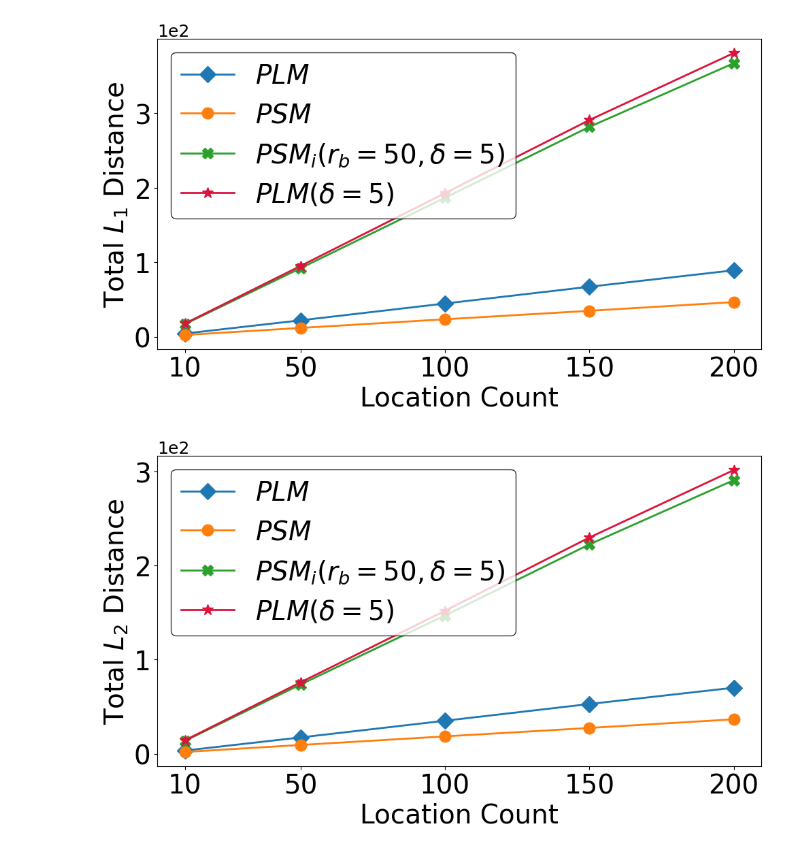
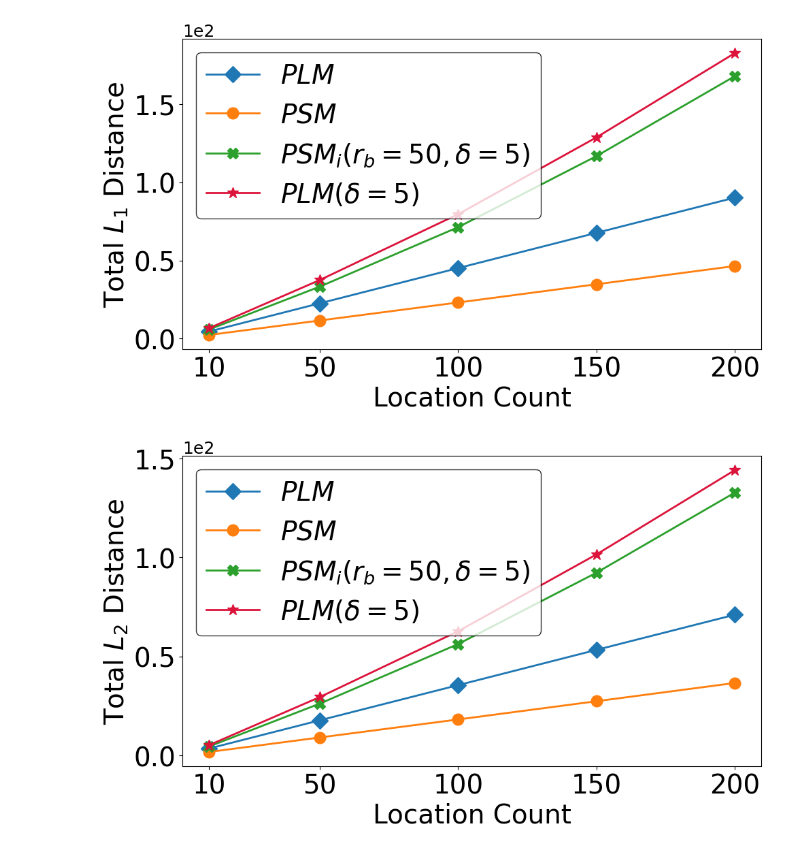
Before and after one commit to shafizurRseeam/location_privacy, a Jupyter notebook: trace_length_l1_l2_figures.ipynb, the cells around one changed output. Cells and saved outputs as stored; diff of their text form; code cells hidden in the pictures.

```diff
--- a/trace_length_l1_l2_figures.ipynb
+++ b/trace_length_l1_l2_figures.ipynb
@@ -63,7 +63,7 @@ def plot_and_save(averages, subset_sizes, figure_base_dir, dataset_name, epsilon
 
 # Usage
 base_dir = "C:\\Users\\ss6365\\Desktop\\location_privacy_final"
-dataset_name = 'collected'  # Example dataset
+dataset_name = 'tdrive'  # Example dataset
 epsilon_values = [0.1, 1, 5]  # Example epsilon values
 
 # Iterate through different epsilon values
@@ -91,2 +91,2 @@ for epsilon in epsilon_values:
-[figure, old version]
+[figure, new version]
-[figure, old version]
+[figure, new version]
```
Also changed, not shown: parts of 1 cell of this notebook, 3 other files.
